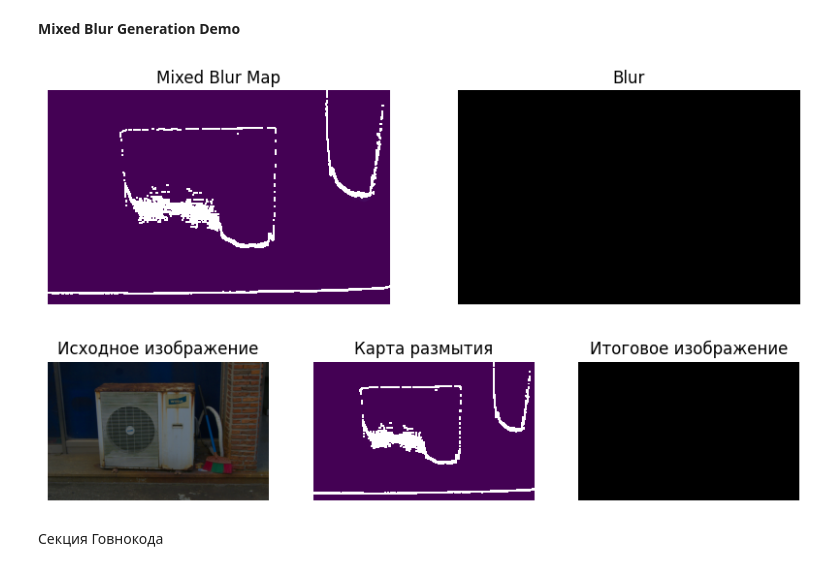
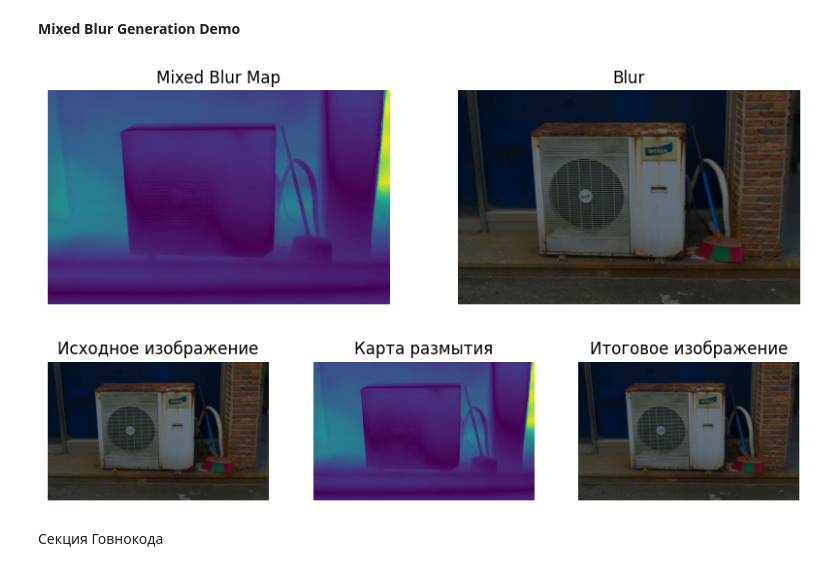
Before and after one commit to 4To4ka/BREaD, a Jupyter notebook: synthetic_generation_demo.ipynb, the cells around one changed output. Drawn from its saved outputs; the diff is of its cells as text; code cells hidden in the pictures.

```diff
--- a/synthetic_generation_demo.ipynb
+++ b/synthetic_generation_demo.ipynb
@@ -67,14 +67,14 @@ show([depth_map, blur(image, depth_map)], ['Depth Blur Map', 'Blur'])
 **Mixed Blur Generation Demo**
 # %%
 alpha, beta = 3.0, 0.5
-mix_map = ((depth_map ** alpha) * (perlin_mix_map ** beta)) ** -(alpha + beta)
+mix_map = ((depth_map ** alpha) * (perlin_mix_map ** beta)) ** (1 / (alpha + beta))
 show([mix_map, blur(image, mix_map)], ['Mixed Blur Map', 'Blur'])
 # %% [output]
-[figure, old version]
+[figure, new version]
 # %%
 show([image, mix_map, blur(image, mix_map)], ['Исходное изображение', 'Карта размытия', 'Итоговое изображение'])
 # %% [output]
-[figure, old version]
+[figure, new version]
 # %% [markdown]
 Секция Говнокода
 # %%
```
